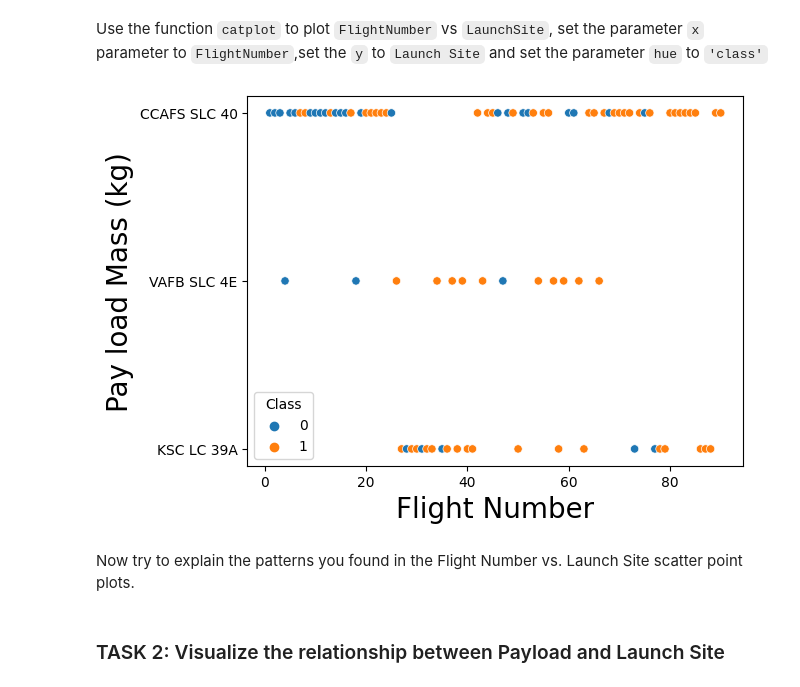
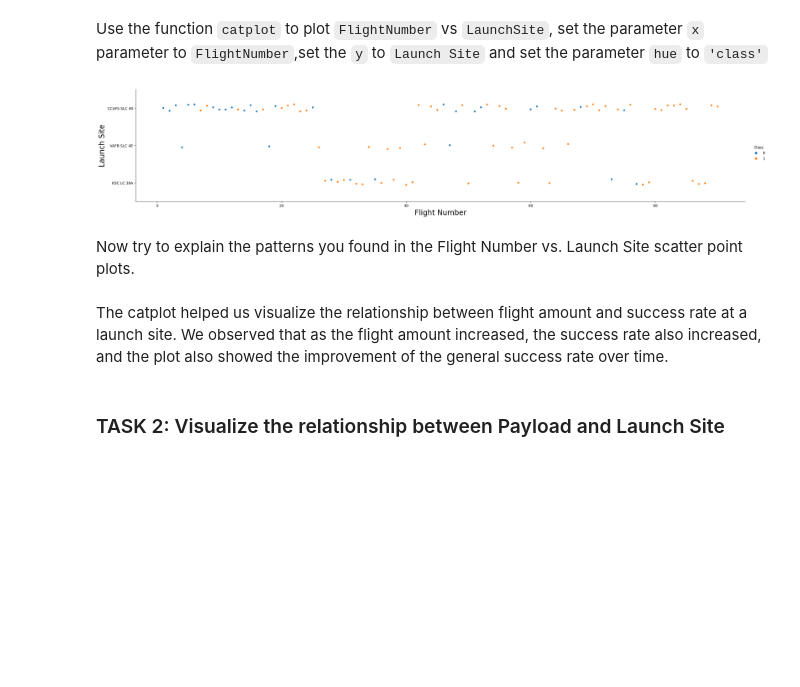
Before and after one commit to agracjan/Applied-Data-Science-Capstone, a Jupyter notebook: Jupyter_files/jupyter-labs-eda-dataviz.ipynb, the cells around one changed output. Drawn from its saved outputs; the diff is of its cells as text; code cells hidden in the pictures; blank space fills up the shorter version.

```diff
--- a/Jupyter_files/jupyter-labs-eda-dataviz.ipynb
+++ b/Jupyter_files/jupyter-labs-eda-dataviz.ipynb
@@ -50,7 +50,7 @@ import seaborn as sns
 # %% [markdown]
 First, let's read the SpaceX dataset into a Pandas dataframe and print its summary
 # %%
-df = pd.read_csv("/Users/gracjan/Programowanie/Coursera/IBM_Applied_Data_Science_Specialization/dataset_part_2_2.csv")
+df = pd.read_csv("/Users/gracjan/Programowanie/Coursera/IBM_Applied_Data_Science_Specialization/data/dataset_part_2_2.csv")
 df.head(5)
 # %% [output]
 |  | FlightNumber | Date | BoosterVersion | PayloadMass | Orbit | LaunchSite | Outcome | Flights | GridFins | ... |
@@ -80,14 +80,16 @@ Next, let's drill down to each site visualize its detailed launch records.
 Use the function <code>catplot</code> to plot <code>FlightNumber</code> vs <code>LaunchSite</code>, set the  parameter <code>x</code>  parameter to <code>FlightNumber</code>,set the  <code>y</code> to <code>Launch Site</code> and set the parameter <code>hue</code> to <code>'class'</code>
 # %%
 # Plot a scatter point chart with x axis to be Flight Number and y axis to be the launch site, and hue to be the class value
-sns.scatterplot(x="FlightNumber",y="LaunchSite",hue='Class',data=df, )
+sns.catplot(y="LaunchSite", x="FlightNumber", hue="Class", data=df, aspect = 5)
 plt.xlabel("Flight Number",fontsize=20)
-plt.ylabel("Pay load Mass (kg)",fontsize=20)
+plt.ylabel("Launch Site", fontsize=20)
 plt.show()
 # %% [output]
-[figure, old version]
+[figure, new version]
 # %% [markdown]
 Now try to explain the patterns you found in the Flight Number vs. Launch Site scatter point plots.
+# %% [markdown]
+The catplot helped us visualize the relationship between flight amount and success rate at a launch site. We observed that as the flight amount increased, the success rate also increased, and the plot also showed the improvement of the general success rate over time.
 # %% [markdown]
 ### TASK 2: Visualize the relationship between Payload and Launch Site
 # %% [markdown]
```
Also changed, not shown: parts of 7 cells of this notebook.
